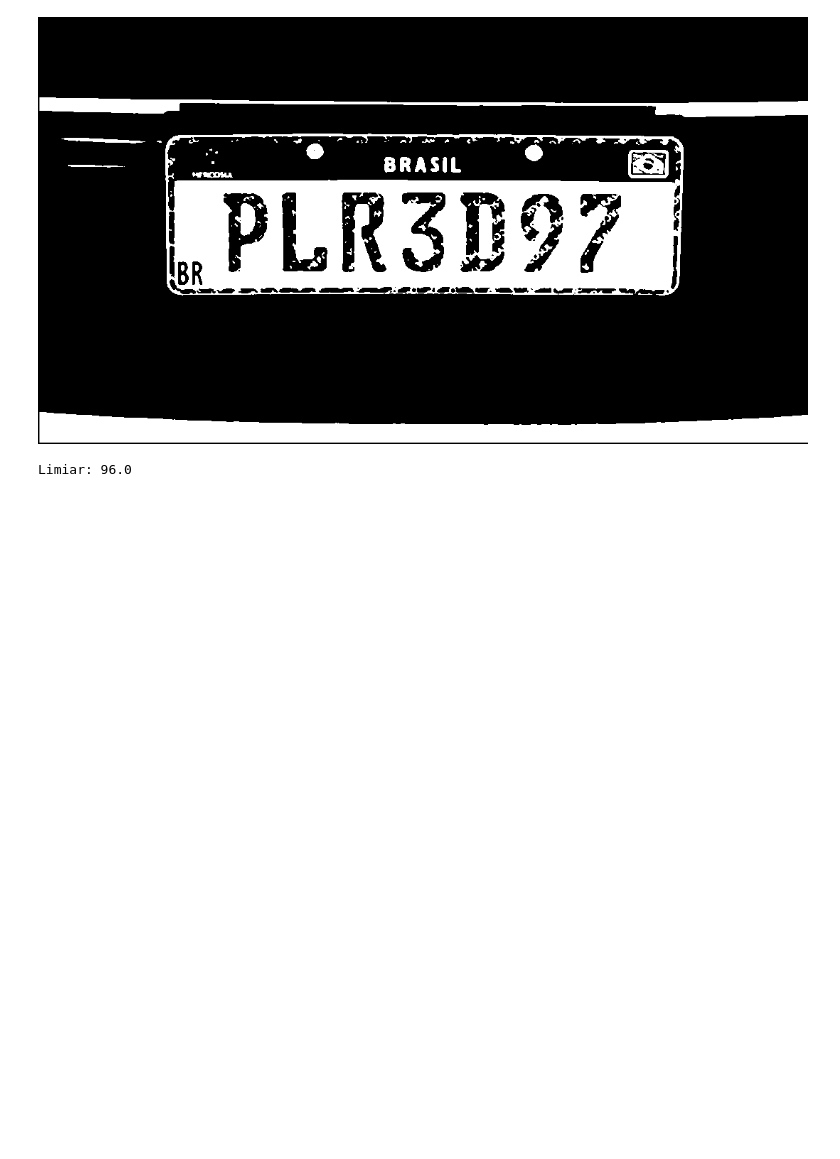
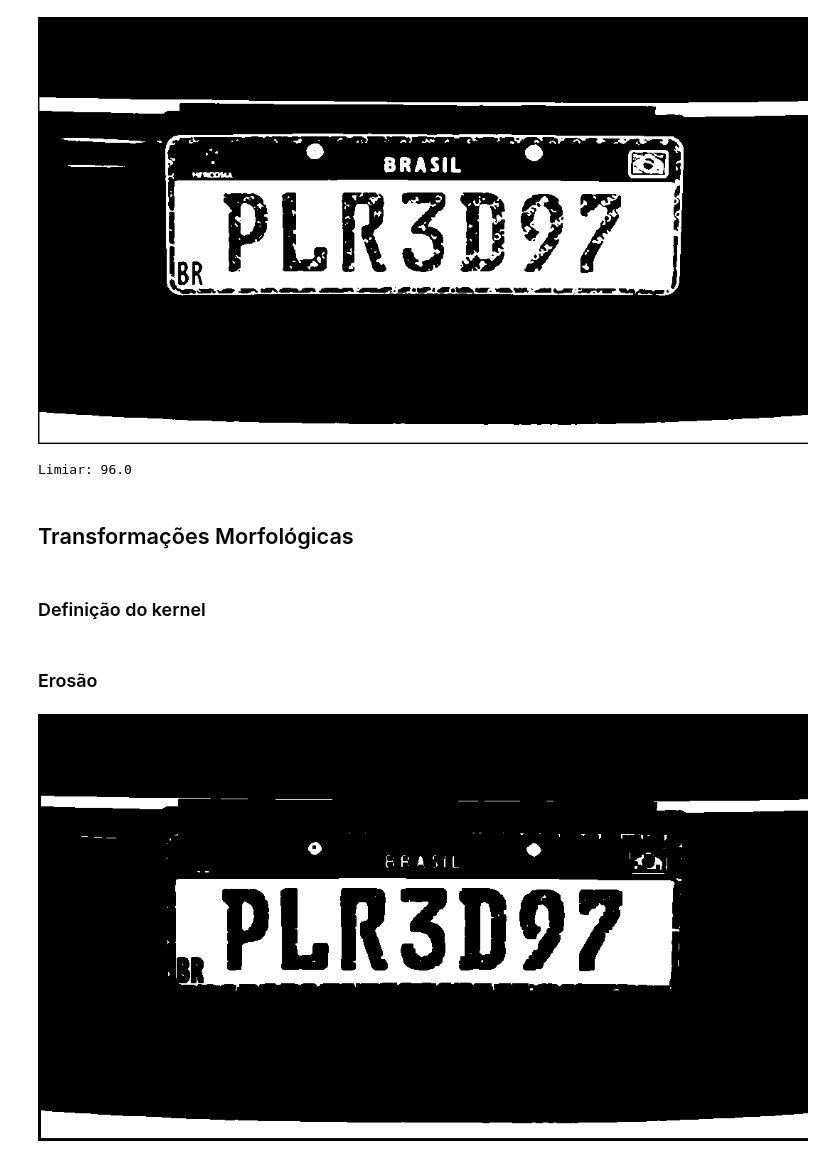
Before and after one commit to lucasugarcia/computer-vision-python-studies-i-alura, a Jupyter notebook: Visão_computacional_detecção_de_texto_em_placas_de_carro.ipynb, the cells around one changed output. Drawn from its saved outputs; the diff is of its cells as text; code cells hidden in the pictures; blank space fills up the shorter version.

```diff
--- a/Visão_computacional_detecção_de_texto_em_placas_de_carro.ipynb
+++ b/Visão_computacional_detecção_de_texto_em_placas_de_carro.ipynb
@@ -182,3 +195,16 @@ print(texto)
 config_tesseract = '--tessdata-dir tessdata'
 texto = pytesseract.image_to_string(lim_otsu, lang='por', config=config_tesseract)
 print(texto)
+# %% [markdown]
+## Transformações Morfológicas
+# %% [markdown]
+### Definição do kernel
+# %%
+kernel = cv2.getStructuringElement(cv2.MORPH_RECT, (5, 5))
+# %% [markdown]
+### Erosão
+# %%
+erosao = cv2.erode(lim_otsu, kernel)
+cv2_imshow(erosao)
+# %% [output]
+[figure, added]
```
Also changed, not shown: parts of 20 cells of this notebook.
